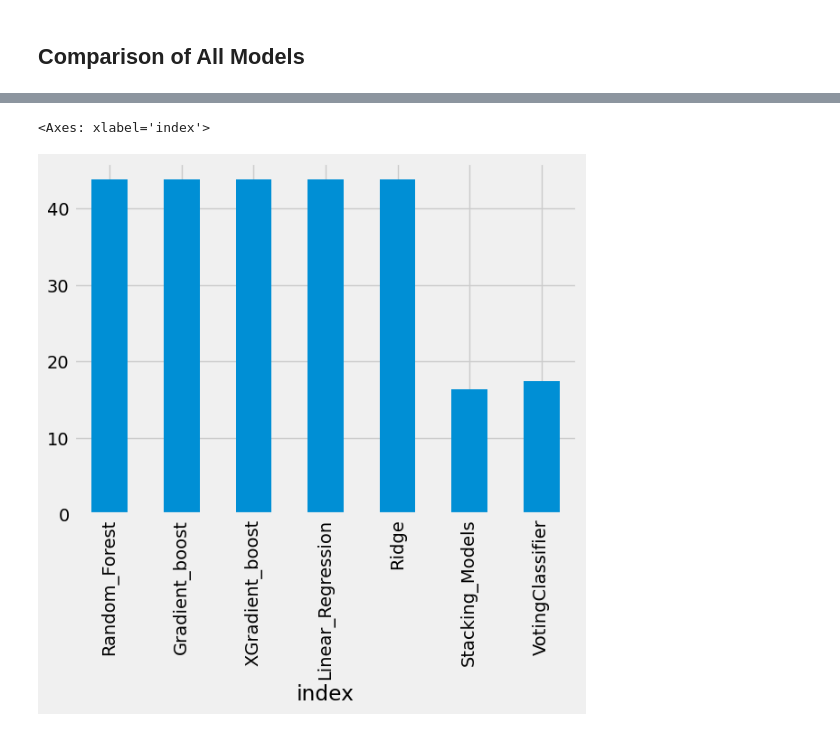
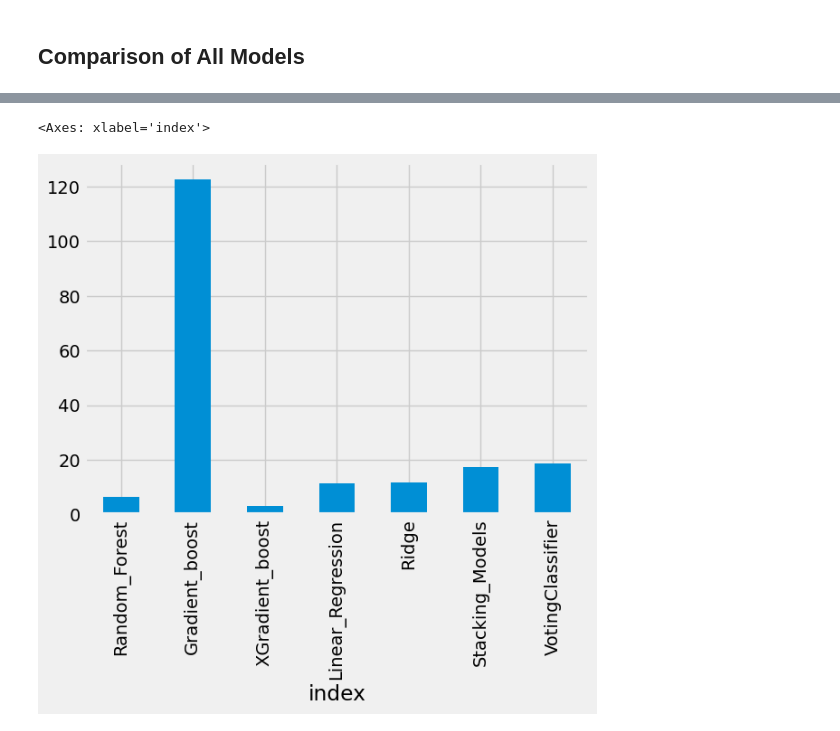
Before and after one commit to TDanner7/Stock_Price_Modeling, a Jupyter notebook: stock_price_tech.ipynb, the cells around one changed output, grey strips where cells are left out. Drawn from its saved outputs; the diff is of its cells as text; code cells hidden in the pictures.

```diff
--- a/stock_price_tech.ipynb
+++ b/stock_price_tech.ipynb
@@ -410,5 +422,5 @@ print('Mean Squared Error:', prediction_xgb[1])
 print('Root Mean Squared Error:', prediction_xgb[2])
 print('R2 Score:', prediction_xgb[3])
 xgb_r2= prediction_xgb[3]
-xgb_mse=prediction_xgb[1]
+xgb_mse=prediction_xgb[0]
 # %% [output]
@@ -623,6 +643,6 @@ print('Mean Absolute Error:', prediction_stacked_test[0])
 print('Mean Squared Error:', prediction_stacked_test[1])
 print('Root Mean Squared Error:', prediction_stacked_test[2])
 print('R2 Score:', prediction_stacked_test[3])
-stacked_r2_train= round((prediction_stacked_test[3]),4)
-stacked_mse_train=round((prediction_stacked_test[1]),4)
+stacked_r2_test= round((prediction_stacked_test[3]),4)
+stacked_mse_test=round((prediction_stacked_test[1]),4)
 # %% [output]
@@ -698,6 +697,6 @@ R2 Score: 0.9978355186276741
 # %%
 # # Testing Data
-prediction_vc_test=stacked_predict(stacking_regressor,X_test_scaled,y_test)
+prediction_vc_test=stacked_predict(vc_regressor,X_test_scaled,y_test)
 print('Mean Absolute Error:', prediction_vc_test[0])
 print('Mean Squared Error:', prediction_vc_test[1])
 print('Root Mean Squared Error:', prediction_vc_test[2])
@@ -738,12 +737,12 @@ model_performance_df
 ## Comparison of All Models
 # %%
 
-dict_results={"model":['Random_Forest','Gradient_boost','XGradient_boost','Linear_Regression','Ridge','Stacking_Models','VotingClassifier'], "r2":
-              [rf_r2,gb_r2,xgb_r2,lr_r2,ridge_r2,stacked_r2_test,vc_r2_testing],"mse":
-              [rf_mse,gb_mse,xgb_mse,lr_mse,ridge_mse,stacked_mse_test,vc_mse_testing]}
+dict_results={"model":['Random_Forest','Gradient_boost','XGradient_boost','Linear_Regression','Ridge','Stacking_Models','VotingClassifier'],
+              "r^2": [rf_r2,gb_r2,xgb_r2,lr_r2,ridge_r2, stacked_r2_test,vc_r2_testing],
+                   "MSE":[rf_mse,gb_mse,xgb_mse,lr_mse,ridge_mse,stacked_mse_test,vc_mse_testing]}
 
 
 result_df=pd.DataFrame(dict_results)
 result_df=result_df.set_index("model")
-result_df["r2"].plot(kind="bar",xlabel="index")
+result_df
 # %% [output]
@@ -752,5 +763,5 @@ result_df["r2"].plot(kind="bar",xlabel="index")
 # %%
-result_df["mse"].plot(kind="bar",xlabel="index")
+result_df["MSE"].plot(kind="bar",xlabel="index")
 # %% [output]
 <Axes: xlabel='index'>
-[figure, old version]
+[figure, new version]
```
Also changed, not shown: parts of 30 cells of this notebook.
